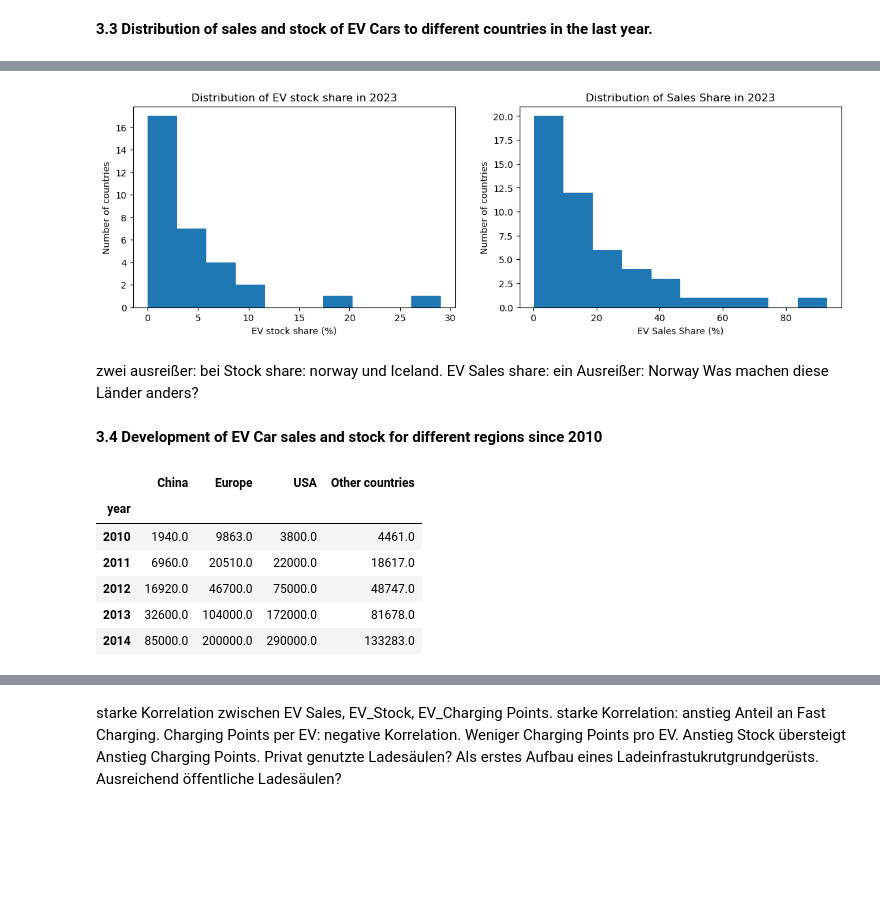
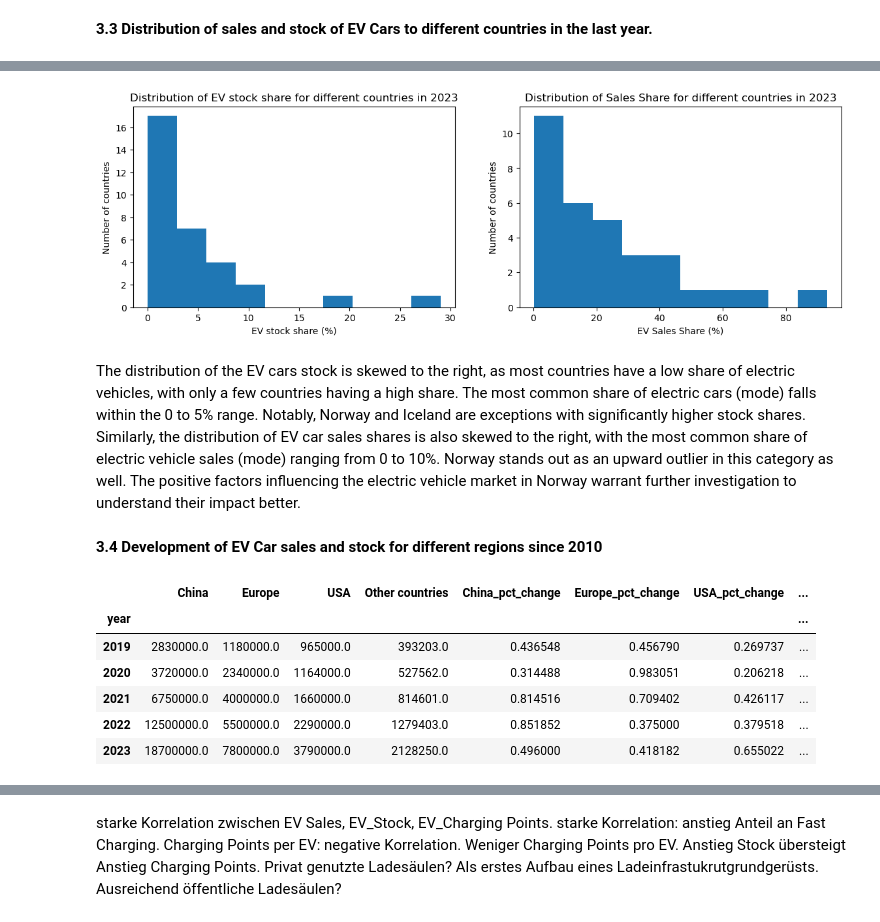
Before and after one commit to jenst0710/Electromobility-Data-Analysis, a Jupyter notebook: Capstone.ipynb, the cells around one changed output, grey strips where cells are left out. Cells and saved outputs as stored; diff of their text form; code cells hidden in the pictures; blank space fills up the shorter version.

```diff
--- a/Capstone.ipynb
+++ b/Capstone.ipynb
@@ -296,0 +334,5 @@ EV_cars_h.head()
+# %%
+#countries with a column without any values for all years
+countries_with_column_without_values = EV_cars_h.groupby('region')[['EV sales share_EV','EV sales_BEV','EV sales_PHEV','EV stock share_EV','EV stock_BEV', 'EV stock_PHEV']].apply(lambda x: x.isnull().all())
+countries_missing_values = countries_with_column_without_values[countries_with_column_without_values[['EV sales share_EV','EV sales_BEV','EV sales_PHEV','EV sales share_EV','EV stock_BEV', 'EV stock_PHEV']].any(axis=1)].index.tolist()
+print(countries_missing_values)
@@ -296,0 +341,3 @@ EV_cars_h.head()
+# %%
+# drop countries, where one column has no values for all years
+EV_cars_h_filtered=EV_cars_h[~EV_cars_h['region'].isin(countries_missing_values)].copy()
@@ -296,0 +364,18 @@ EV_cars_h.head()
+# %%
+#Replace the NaN values with 0 for sales
+EV_cars_h_filtered['EV sales_BEV'] = EV_cars_h_filtered['EV sales_BEV'].fillna(0)
+EV_cars_h_filtered['EV sales_PHEV'] = EV_cars_h_filtered['EV sales_PHEV'].fillna(0)
+
+#for stock use Value from year before and fill 0 for the first years
+EV_cars_h_filtered = EV_cars_h_filtered.sort_values(by=['region', 'year'])
+EV_cars_h_filtered['EV stock_BEV'] = EV_cars_h_filtered.groupby('region')['EV stock_BEV'].ffill()
+EV_cars_h_filtered['EV stock_PHEV'] = EV_cars_h_filtered.groupby('region')['EV stock_PHEV'].ffill()
+
+EV_cars_h_filtered['EV stock_BEV'] = EV_cars_h_filtered['EV stock_BEV'].fillna(0)
+EV_cars_h_filtered['EV stock_PHEV'] = EV_cars_h_filtered['EV sales_PHEV'].fillna(0)
+
+# the NaN in the first years of sales share and stock share are assumed to be zero
+EV_cars_h_filtered['EV stock share_EV'] = EV_cars_h_filtered['EV stock share_EV'].fillna(0)
+EV_cars_h_filtered['EV sales share_EV'] = EV_cars_h_filtered['EV sales share_EV'].fillna(0)
+
+EV_cars_h_filtered.head()
@@ -297,10 +425,15 @@ EV_cars_h.head()
 # %%
+# Add summaries
+EV_cars_h_filtered.loc[:,'EV sales_Sum'] = EV_cars_h_filtered['EV sales_BEV'] + EV_cars_h_filtered['EV sales_PHEV']
+EV_cars_h_filtered.loc[:,'EV stock_Sum']= EV_cars_h_filtered['EV stock_BEV']+ EV_cars_h_filtered['EV stock_PHEV']
+
 # EV Sales & Stock: Top Countries in 2023
-EV_cars_h_2023=EV_cars_h[EV_cars_h['year']==2023]
+EV_cars_h_2023=EV_cars_h_filtered[EV_cars_h_filtered['year']==2023]
 
 #Focus on individual countries: exclude summary of countries
 exclude_regions=['World', 'Europe', 'EU27']
 EV_cars_h_2023=EV_cars_h_2023[~EV_cars_h_2023.region.isin(exclude_regions)]
+
 EV_cars_h_2023.head()
 # %% [output]
 |  | region | year | EV sales_BEV | EV sales_PHEV | EV sales share_EV | EV stock_BEV | EV stock_PHEV | ... |
@@ -346,46 +492,53 @@ Distribution of PHEV to BEV is similar to wordl wide, no countrie sticht hervor.
 # %%
-# Charging points correlation in 2023 for different regions
+# Distribution of EV stock share and Sales share in 2023
 fig, ax= plt.subplots (1,2, figsize=(14,4))
 
 EV_cars_h_2023['EV stock share_EV'].plot(kind='hist', ax=ax[0])
-ax[0].set_title('Distribution of EV stock share in 2023')
+ax[0].set_title('Distribution of EV stock share for different countries in 2023')
 ax[0].set_ylabel('Number of countries')
 ax[0].set_xlabel('EV stock share (%)')
 
 EV_cars_h_2023['EV sales share_EV'].plot(kind='hist', ax=ax[1])
-ax[1].set_title('Distribution of Sales Share in 2023')
+ax[1].set_title('Distribution of Sales Share for different countries in 2023')
 ax[1].set_ylabel('Number of countries')
 ax[1].set_xlabel('EV Sales Share (%)')
 plt.show()
 # %% [output]
-[figure, old version]
+[figure, new version]
 # %% [markdown]
-zwei ausreißer: bei Stock share: norway und Iceland. EV Sales share: ein Ausreißer: Norway
-Was machen diese Länder anders?
+The distribution of the EV cars stock is skewed to the right, as most countries have a low share of electric vehicles, with only a few countries having a high share. The most common share of electric cars (mode) falls within the 0 to 5% range. Notably, Norway and Iceland are exceptions with significantly higher stock shares.
+Similarly, the distribution of EV car sales shares is also skewed to the right, with the most common share of electric vehicle sales (mode) ranging from 0 to 10%. Norway stands out as an upward outlier in this category as well.
+The positive factors influencing the electric vehicle market in Norway warrant further investigation to understand their impact better.
 # %% [markdown]
 **3.4 Development of EV Car sales and stock for different regions since 2010**
 # %%
 # Look at USA, Europe and China
 include_regions=['USA', 'Europe', 'China']
-EV_cars_h_USA_Europe_China=EV_cars_h[EV_cars_h.region.isin(include_regions)]
+EV_cars_h_USA_Europe_China=EV_cars_h_filtered[EV_cars_h_filtered.region.isin(include_regions)]
 EV_cars_h_USA_Europe_China=EV_cars_h_USA_Europe_China[['region', 'year', 'EV stock_Sum']]
 EV_cars_h_USA_Europe_China_pivot=EV_cars_h_USA_Europe_China.pivot_table(index=['year'], columns='region', values='EV stock_Sum')
 
 # Definition of other countries as all countries beside 'include regions'
 other_regions=['Australia', 'Brazil', 'Canada', 'Chile', 'Colombia', 'Costa Rica', 'India', 'Indonesia', 'Israel', 'Japan','Korea', 'Mexico','New Zealand', 'Rest of the world', 'Seychelles', 'South Africa', 'Thailand', 'Turkiye', 'United Arab Emirates']
-EV_cars_h_other_countries=EV_cars_h[EV_cars_h.region.isin(other_regions)]
+EV_cars_h_other_countries=EV_cars_h_filtered[EV_cars_h_filtered.region.isin(other_regions)]
 EV_cars_h_other_countries_pivot=pd.DataFrame(EV_cars_h_other_countries.groupby('year')['EV stock_Sum'].sum())
 
 # merge tables
 EV_cars_h_countries=pd.merge(EV_cars_h_USA_Europe_China_pivot,EV_cars_h_other_countries_pivot, how='inner', on='year')
 EV_cars_h_countries=EV_cars_h_countries.rename(columns={'EV stock_Sum': 'Other countries'})
-EV_cars_h_countries.head()
-# %% [output]
-|  | China | Europe | USA | Other countries |
-| year |  |  |  |  |
-| 2010 | 1940.0 | 9863.0 | 3800.0 | 4461.0 |
-| 2011 | 6960.0 | 20510.0 | 22000.0 | 18617.0 |
-| 2012 | 16920.0 | 46700.0 | 75000.0 | 48747.0 |
-| 2013 | 32600.0 | 104000.0 | 172000.0 | 81678.0 |
-| 2014 | 85000.0 | 200000.0 | 290000.0 | 133283.0 |
+# %%
+# percentual change of EV stock
+EV_cars_h_countries['China_pct_change']=EV_cars_h_countries['China'].pct_change()
+EV_cars_h_countries['Europe_pct_change']=EV_cars_h_countries['Europe'].pct_change()
+EV_cars_h_countries['USA_pct_change']=EV_cars_h_countries['USA'].pct_change()
+EV_cars_h_countries['Other countries_pct_change']=EV_cars_h_countries['Other countries'].pct_change()
+EV_cars_h_countries[EV_cars_h_countries.index>=2019]
+# %% [output]
+|  | China | Europe | USA | Other countries | China_pct_change | Europe_pct_change | USA_pct_change | ... |
+| year |  |  |  |  |  |  |  | ... |
+| 2019 | 2830000.0 | 1180000.0 | 965000.0 | 393203.0 | 0.436548 | 0.456790 | 0.269737 | ... |
+| 2020 | 3720000.0 | 2340000.0 | 1164000.0 | 527562.0 | 0.314488 | 0.983051 | 0.206218 | ... |
+| 2021 | 6750000.0 | 4000000.0 | 1660000.0 | 814601.0 | 0.814516 | 0.709402 | 0.426117 | ... |
+| 2022 | 12500000.0 | 5500000.0 | 2290000.0 | 1279403.0 | 0.851852 | 0.375000 | 0.379518 | ... |
+| 2023 | 18700000.0 | 7800000.0 | 3790000.0 | 2128250.0 | 0.496000 | 0.418182 | 0.655022 | ... |
 # %%
```
Also changed, not shown: parts of 73 cells of this notebook, 2 other files.
